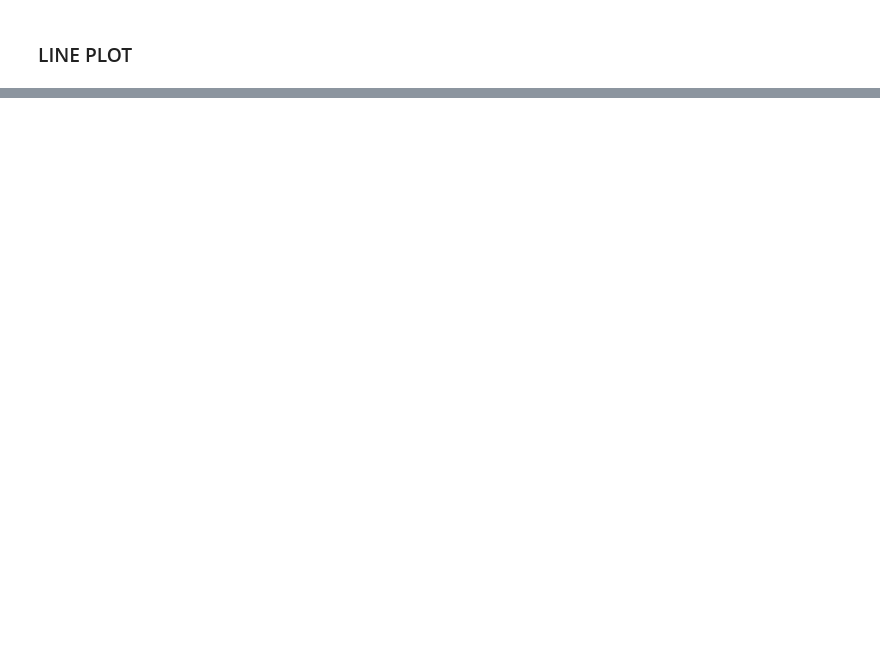
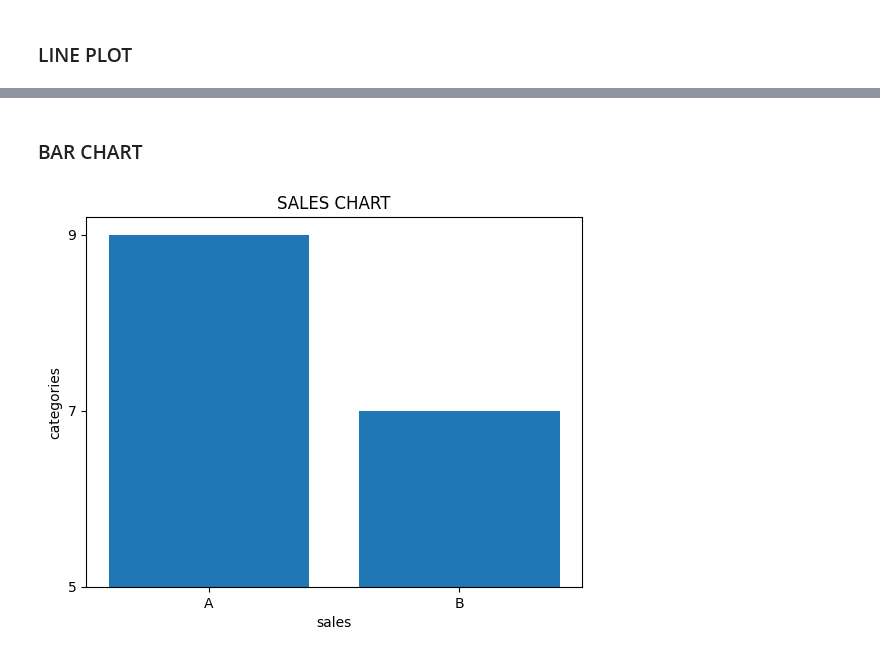
Before and after one commit to shaguntembhurne/MACHINE-LEARNING-, a Jupyter notebook: matplot_basics.ipynb, the cells around one changed output, grey strips where cells are left out. Drawn from its saved outputs; the diff is of its cells as text; code cells hidden in the pictures; blank space fills up the shorter version.

```diff
--- a/matplot_basics.ipynb
+++ b/matplot_basics.ipynb
@@ -16,0 +16,12 @@ plt.show()
+# %% [markdown]
+### BAR CHART
+# %%
+categories = ["A","B","A",]
+sales = ["5","7","9",]
+plt.bar(categories,sales)
+plt.title('SALES CHART')
+plt.xlabel('sales')
+plt.ylabel('categories')
+plt.show()
+# %% [output]
+[figure, added]
```
Also changed, not shown: parts of 9 cells of this notebook.
